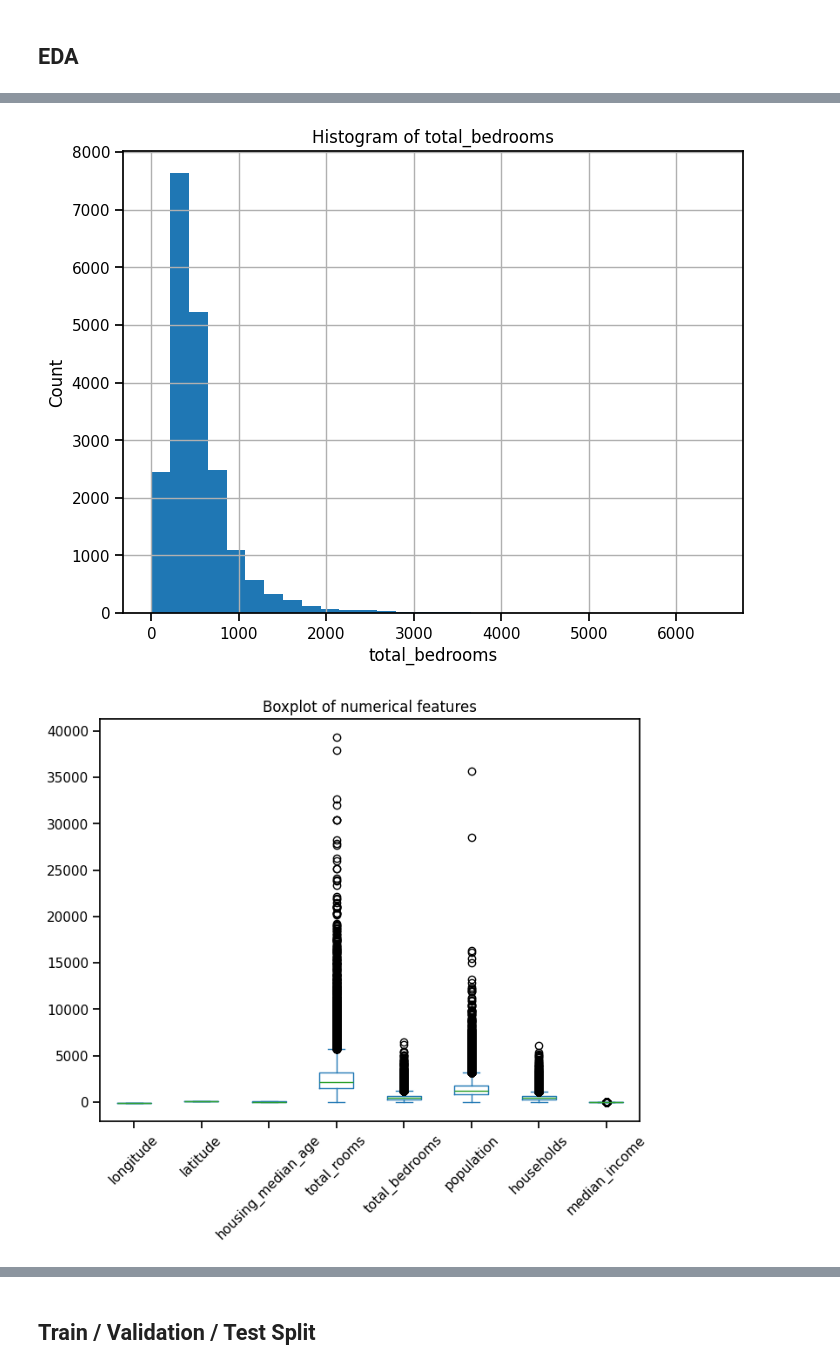
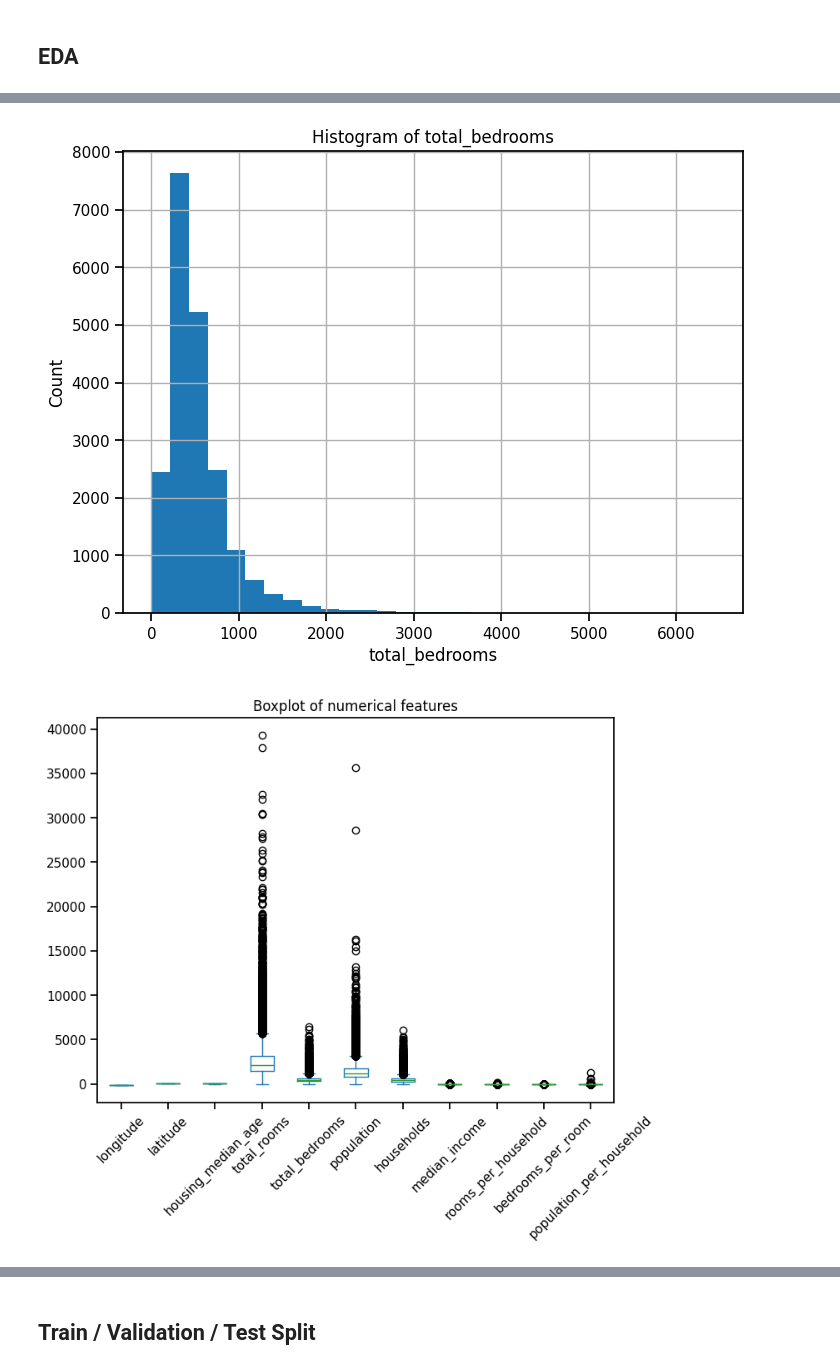
Before and after one commit to MalinMo/California-Housing, a Jupyter notebook: ML_Uppgft1_Malin_Moisander.ipynb, the cells around one changed output, grey strips where cells are left out. Cells and saved outputs as stored; diff of their text form; code cells hidden in the pictures.

Commit message:
Moved feature engineering to before creating binary target

```diff
--- a/ML_Uppgft1_Malin_Moisander.ipynb
+++ b/ML_Uppgft1_Malin_Moisander.ipynb
@@ -50,0 +57,10 @@ df.head()
+# %%
+df["rooms_per_household"] = df["total_rooms"] / df["households"]
+df["bedrooms_per_room"] = df["total_bedrooms"] / df["total_rooms"]
+df["population_per_household"] = df["population"] / df["households"]
+
+X = df.drop(columns=["median_house_value"])
+
+print(f"X rows:", X.shape[0], "X columns:", X.shape[1])
+
+display(X.describe().T)
@@ -53,40 +83,37 @@ df.head()
 # %%
 # Binary y/target creation from top 20% of median_house_value
 threshold = df["median_house_value"].quantile(0.80)
-y_full = (df["median_house_value"] >= threshold).astype(int)
-y_full = pd.Series(y_full, name="high_value")
-
-# Remove target column from features
-X_full = df.drop(columns=["median_house_value"])
+y = (df["median_house_value"] >= threshold).astype(int)
+y = pd.Series(y, name="high_value")
 
 # Naming classes (for humans)
 target_names = np.array(["not_high_value", "high_value"])
 # %% [markdown]
 ## EDA
 # %%
-counts = pd.Series(y_full).value_counts().sort_index()
+counts = pd.Series(y).value_counts().sort_index()
 display(pd.DataFrame({
     "target": counts.index,
     "number": counts.values,
     "share": (counts.values / counts.values.sum())
 }))
 
-display(X_full.describe().T)
+display(X.describe().T)
 
 missing_summary = pd.DataFrame({
-    "missing_count": X_full.isna().sum(),
-    "missing_percent": (X_full.isna().mean() * 100).round(2)
+    "missing_count": X.isna().sum(),
+    "missing_percent": (X.isna().mean() * 100).round(2)
 }).sort_values("missing_percent", ascending=False)
 
 display(missing_summary)
 
-X_full["total_bedrooms"].hist(bins=30, figsize=(8, 6))
+X["total_bedrooms"].hist(bins=30, figsize=(8, 6))
 plt.title("Histogram of total_bedrooms")
 plt.xlabel("total_bedrooms")
 plt.ylabel("Count")
 plt.show()
 
-X_full.select_dtypes(include="number").plot(kind="box", figsize=(8, 6))
+X.select_dtypes(include="number").plot(kind="box", figsize=(8, 6))
 plt.title("Boxplot of numerical features")
 plt.xticks(rotation=45)
 plt.show()
@@ -116,4 +149,4 @@ plt.show()
 [figure]
-[figure, old version]
+[figure, new version]
 # %% [markdown]
 ### EDA Summary
```
Also changed, not shown: parts of 15 cells of this notebook.
